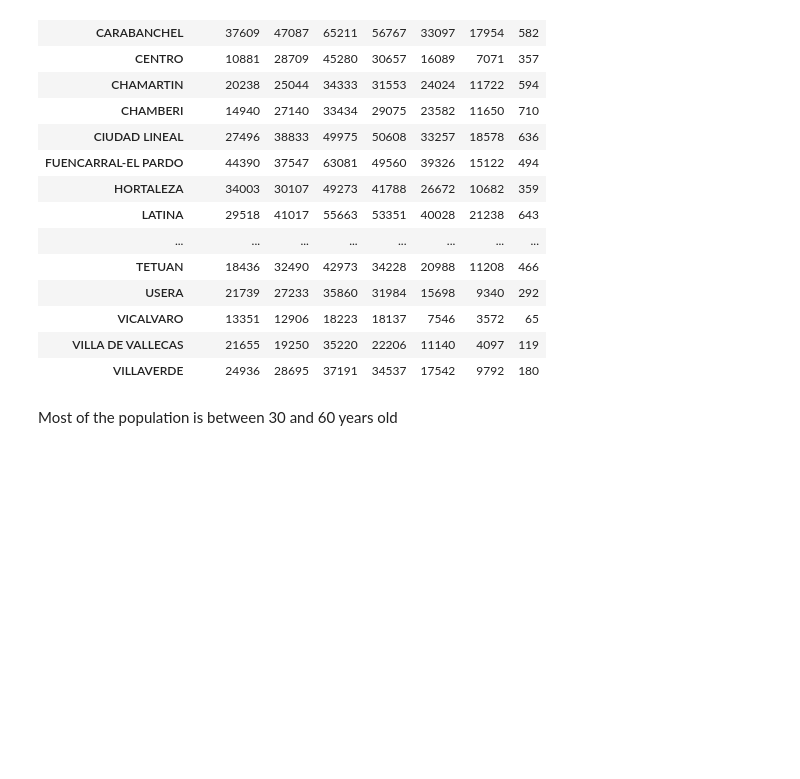
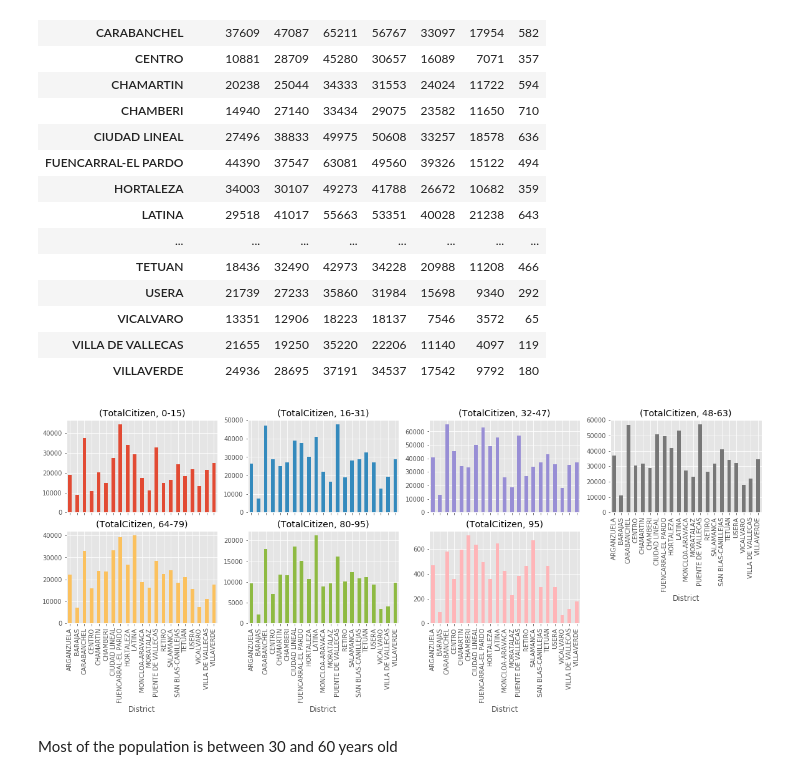
Before and after one commit to wmontesc/Coursera_Capstone, a Jupyter notebook: WM_The Battle of Neighborhoods.ipynb, the cells around one changed output. Cells and saved outputs as stored; diff of their text form; code cells hidden in the pictures; blank space fills up the shorter version.

```diff
--- a/WM_The Battle of Neighborhoods.ipynb
+++ b/WM_The Battle of Neighborhoods.ipynb
@@ -290,6 +290,11 @@ df_pivot_age
 | VICALVARO | 13351 | 12906 | 18223 | 18137 | 7546 | 3572 | 65 |
 | VILLA DE VALLECAS | 21655 | 19250 | 35220 | 22206 | 11140 | 4097 | 119 |
 | VILLAVERDE | 24936 | 28695 | 37191 | 34537 | 17542 | 9792 | 180 |
+# %%
+df_pivot_age.plot(kind='bar',figsize=(20,6) ,subplots=True, legend=None, layout=(2,4))
+plt.show()
+# %% [output]
+[figure, added]
 # %% [markdown]
 Most of the population is between 30 and 60 years old
 # %%
```
Also changed, not shown: parts of 1 cell of this notebook.
